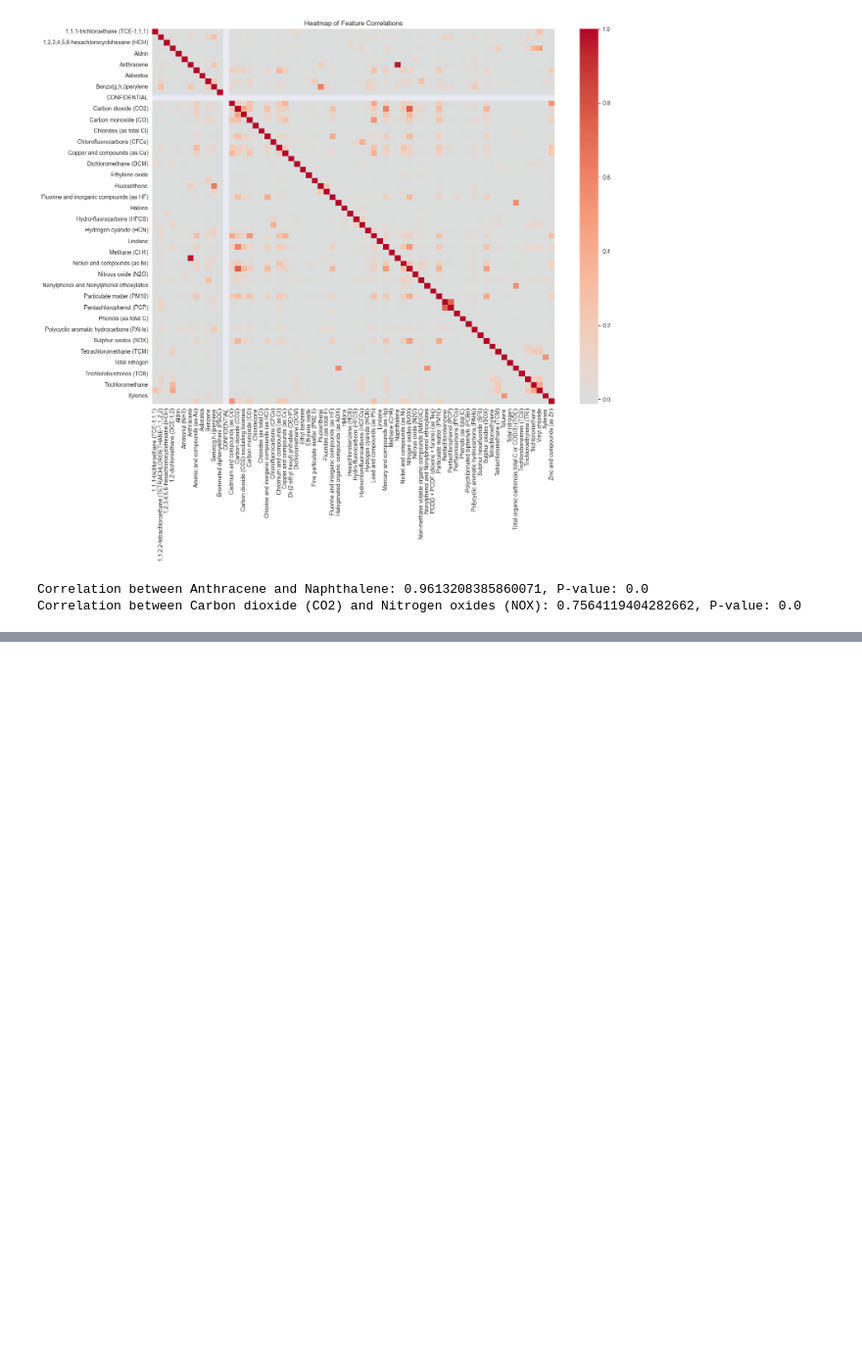
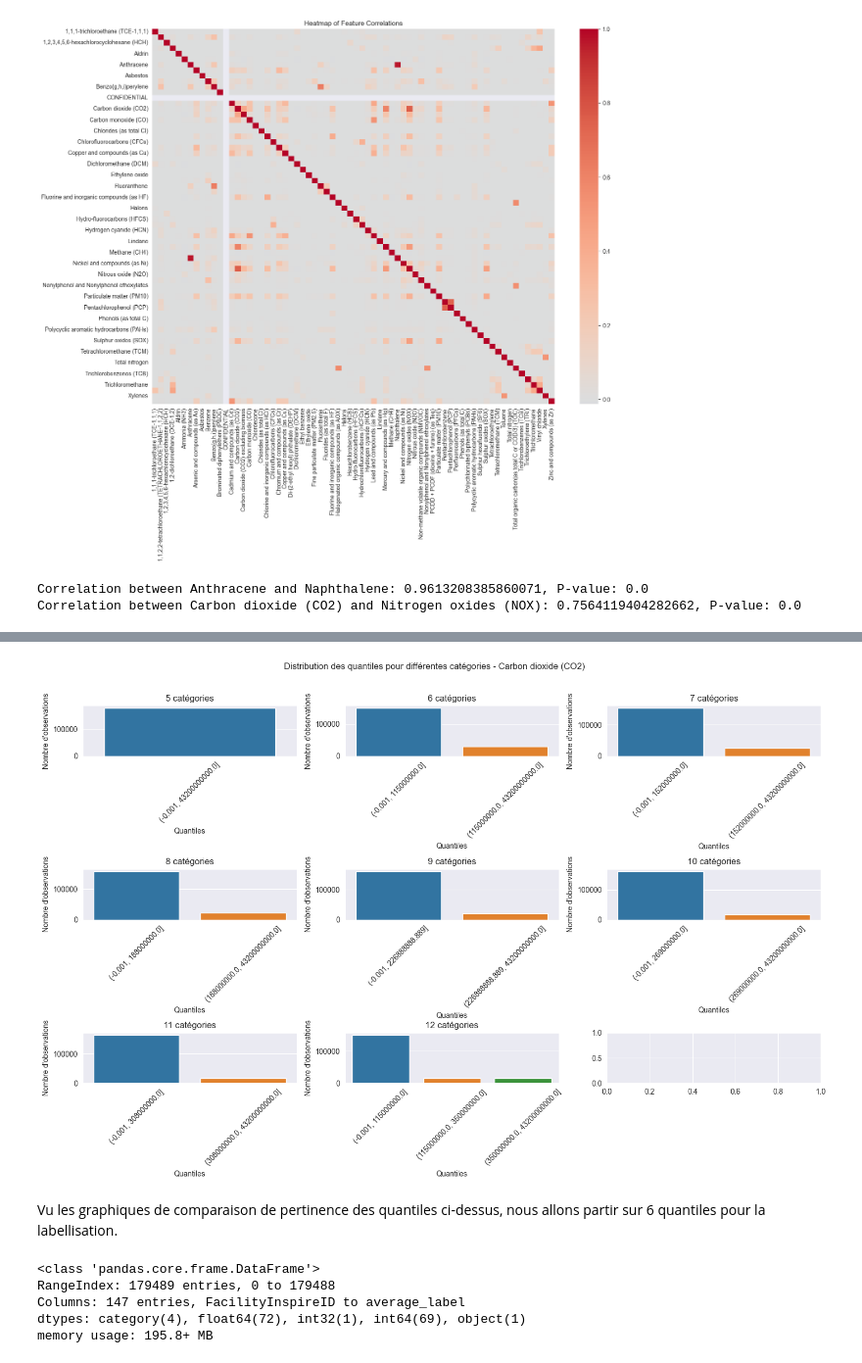
Before and after one commit to FanZy0127/environmental_impact, a Jupyter notebook: modules/Air/test.ipynb, the cells around one changed output, grey strips where cells are left out. Shown at 98% size. Saved outputs shown, nothing was run; the diff lists cells and outputs as text; code cells hidden in the pictures; blank space fills up the shorter version.

Commit message:
V1 de la partie 'Labellisation des données du dataset'. Ajuster les différents tests, vérifier le sens des labels et approfondir la dataviz. Puis ensuite, passer à la classification.

```diff
--- a/modules/Air/test.ipynb
+++ b/modules/Air/test.ipynb
@@ -123,0 +144,38 @@ df_agg_per_FacilityInspireID_per_year = df_final.groupby(['FacilityInspireID', '
+# %%
+# Liste des nombres de quantiles à tester
+quantile_counts = [5, 6, 7, 8, 9, 10, 11, 12]
+
+# Sélection d'une colonne de polluant pour la visualisation
+pollutant_col = 'Carbon dioxide (CO2)'
+
+# Nombre de lignes et de colonnes pour les subplots
+n_rows = 3
+n_cols = 3
+
+# Création de la figure et des axes
+fig, axes = plt.subplots(n_rows, n_cols, figsize=(15, 10))
+fig.suptitle(f'Distribution des quantiles pour différentes catégories - {pollutant_col}')
+
+# Parcours de chaque nombre de quantiles et création d'un graphique
+for i, q in enumerate(quantile_counts):
+    row = i // n_cols
+    col = i % n_cols
+
+    # Création des quantiles
+    df_agg_per_FacilityInspireID_per_year['quantile'] = pd.qcut(df_agg_per_FacilityInspireID_per_year[pollutant_col], q=q, duplicates='drop')
+
+    # Visualisation dans le subplot correspondant
+    sns.countplot(x='quantile', data=df_agg_per_FacilityInspireID_per_year, ax=axes[row, col])
+    axes[row, col].set_title(f'{q} catégories')
+    axes[row, col].set_xlabel('Quantiles')
+    axes[row, col].set_ylabel('Nombre d\'observations')
+    axes[row, col].tick_params(axis='x', rotation=45)
+
+# Ajustement des subplots pour éviter le chevauchement
+plt.tight_layout()
+plt.subplots_adjust(top=0.9)  # Ajustez en fonction de votre titre principal
+plt.show()
+# %% [output]
+[figure, added]
+# %% [markdown]
+Vu les graphiques de comparaison de pertinence des quantiles ci-dessus, nous allons partir sur 6 quantiles pour la labellisation.
@@ -123,0 +219,8 @@ df_agg_per_FacilityInspireID_per_year = df_final.groupby(['FacilityInspireID', '
+# %%
+df_agg_per_FacilityInspireID_per_year.info()
+# %% [output]
+<class 'pandas.core.frame.DataFrame'>
+RangeIndex: 179489 entries, 0 to 179488
+Columns: 147 entries, FacilityInspireID to average_label
+dtypes: category(4), float64(72), int32(1), int64(69), object(1)
+memory usage: 195.8+ MB
```
Also changed, not shown: parts of 9 cells of this notebook.
